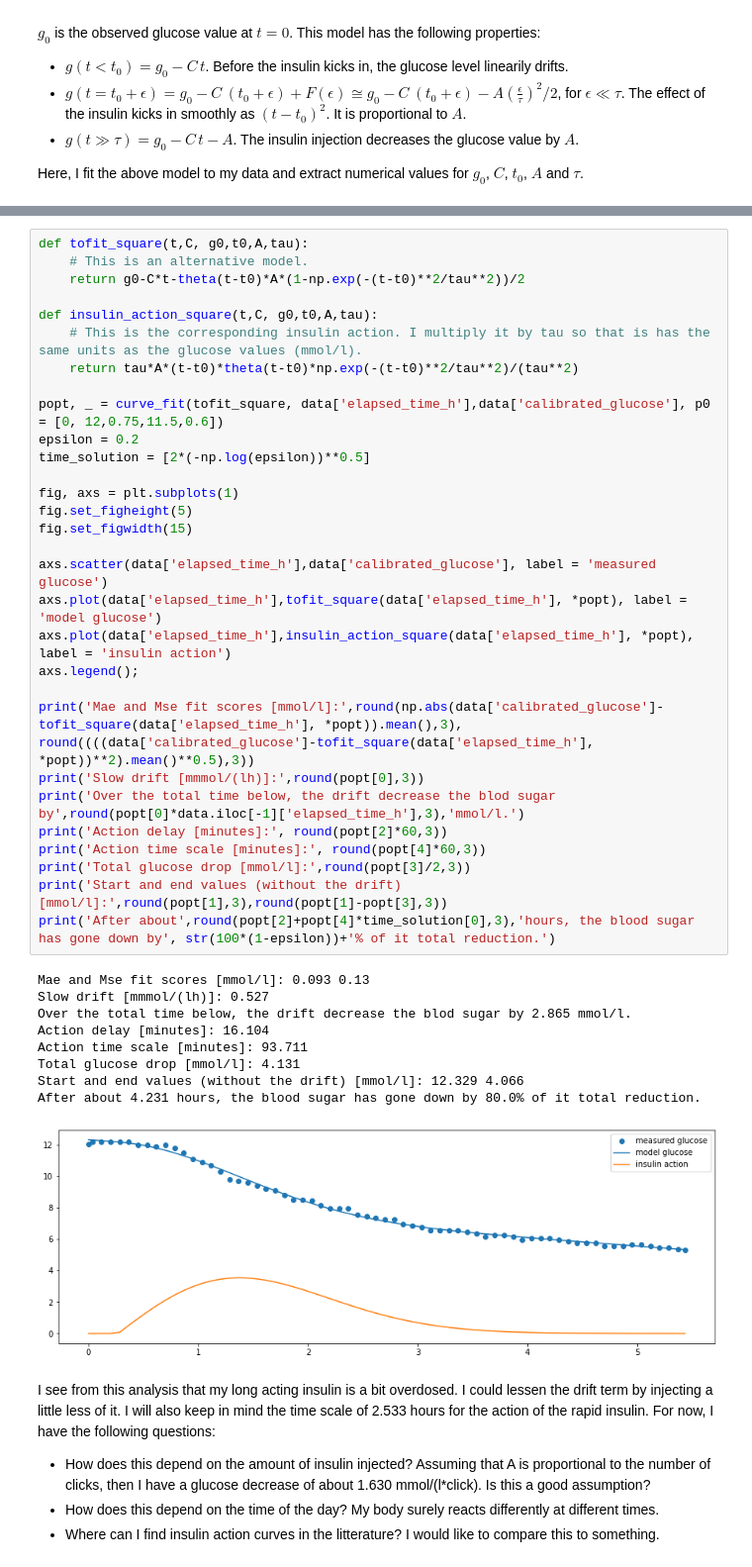
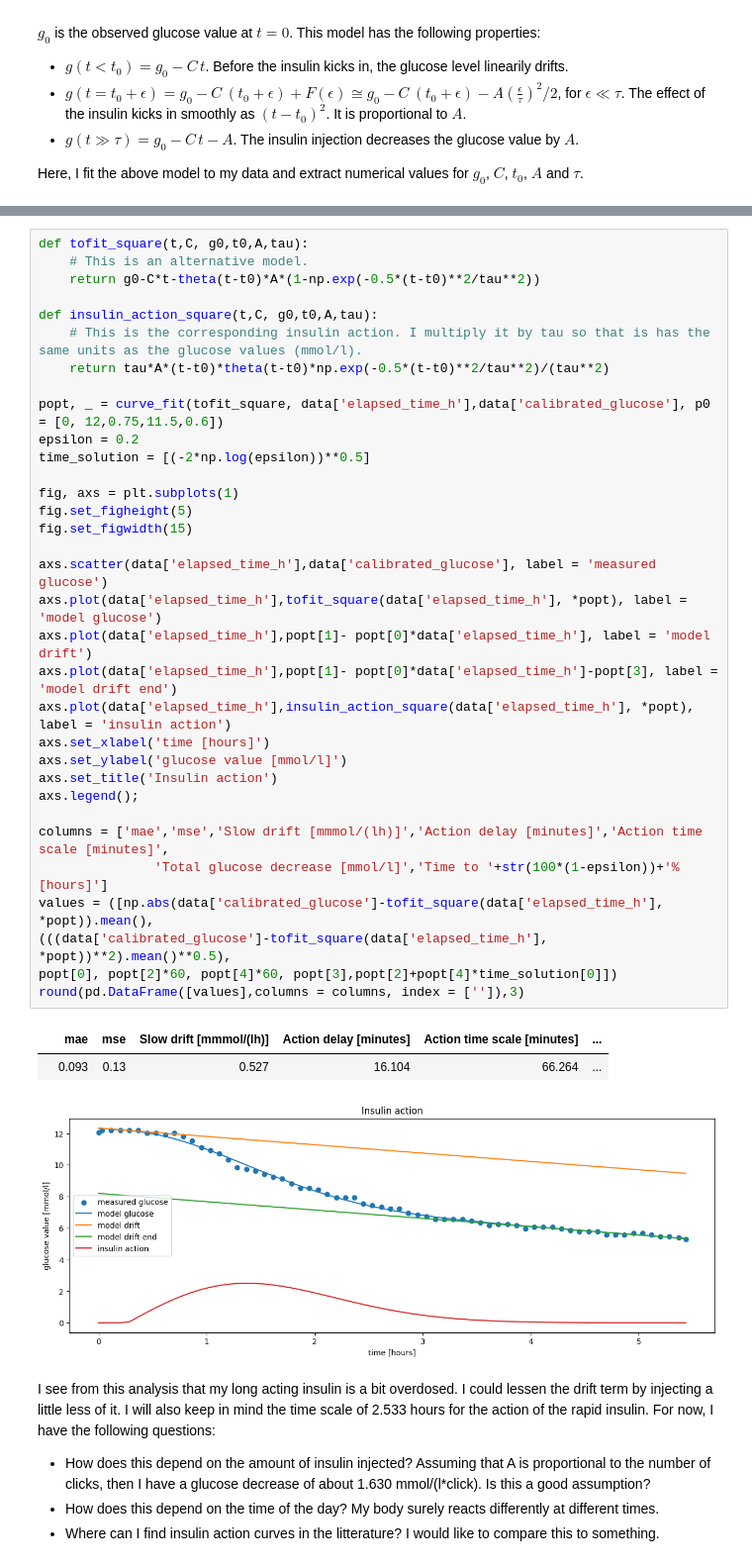
Before and after one commit to sethyvenatem/blood_sugar_fast_day, a Jupyter notebook: fast_day.ipynb, the cells around one changed output, grey strips where cells are left out. Shown: that part at 99% size. Cells and saved outputs as stored; diff of their text form.

```diff
--- a/fast_day.ipynb
+++ b/fast_day.ipynb
@@ -334,43 +331,40 @@ It works in the same way as the model described above, but the obtained numerica
 # %%
 def tofit_square(t,C, g0,t0,A,tau):
     # This is an alternative model.
-    return g0-C*t-theta(t-t0)*A*(1-np.exp(-(t-t0)**2/tau**2))/2
+    return g0-C*t-theta(t-t0)*A*(1-np.exp(-0.5*(t-t0)**2/tau**2))
 
 def insulin_action_square(t,C, g0,t0,A,tau):
     # This is the corresponding insulin action. I multiply it by tau so that is has the same units as the glucose values (mmol/l).
-    return tau*A*(t-t0)*theta(t-t0)*np.exp(-(t-t0)**2/tau**2)/(tau**2)
+    return tau*A*(t-t0)*theta(t-t0)*np.exp(-0.5*(t-t0)**2/tau**2)/(tau**2)
 
 popt, _ = curve_fit(tofit_square, data['elapsed_time_h'],data['calibrated_glucose'], p0 = [0, 12,0.75,11.5,0.6])
 epsilon = 0.2
-time_solution = [2*(-np.log(epsilon))**0.5]
+time_solution = [(-2*np.log(epsilon))**0.5]
 
 fig, axs = plt.subplots(1)
 fig.set_figheight(5)
 fig.set_figwidth(15)
 
 axs.scatter(data['elapsed_time_h'],data['calibrated_glucose'], label = 'measured glucose')
 axs.plot(data['elapsed_time_h'],tofit_square(data['elapsed_time_h'], *popt), label = 'model glucose')
+axs.plot(data['elapsed_time_h'],popt[1]- popt[0]*data['elapsed_time_h'], label = 'model drift')
+axs.plot(data['elapsed_time_h'],popt[1]- popt[0]*data['elapsed_time_h']-popt[3], label = 'model drift end')
 axs.plot(data['elapsed_time_h'],insulin_action_square(data['elapsed_time_h'], *popt), label = 'insulin action')
+axs.set_xlabel('time [hours]')
+axs.set_ylabel('glucose value [mmol/l]')
+axs.set_title('Insulin action')
 axs.legend();
 
-print('Mae and Mse fit scores [mmol/l]:',round(np.abs(data['calibrated_glucose']-tofit_square(data['elapsed_time_h'], *popt)).mean(),3), round((((data['calibrated_glucose']-tofit_square(data['elapsed_time_h'], *popt))**2).mean()**0.5),3))
-print('Slow drift [mmmol/(lh)]:',round(popt[0],3))
-print('Over the total time below, the drift decrease the blod sugar by',round(popt[0]*data.iloc[-1]['elapsed_time_h'],3),'mmol/l.')
-print('Action delay [minutes]:', round(popt[2]*60,3))
-print('Action time scale [minutes]:', round(popt[4]*60,3))
-print('Total glucose drop [mmol/l]:',round(popt[3]/2,3))
-print('Start and end values (without the drift) [mmol/l]:',round(popt[1],3),round(popt[1]-popt[3],3))
-print('After about',round(popt[2]+popt[4]*time_solution[0],3),'hours, the blood sugar has gone down by', str(100*(1-epsilon))+'% of it total reduction.')
+columns = ['mae','mse','Slow drift [mmmol/(lh)]','Action delay [minutes]','Action time scale [minutes]',
+               'Total glucose decrease [mmol/l]','Time to '+str(100*(1-epsilon))+'% [hours]']
+values = ([np.abs(data['calibrated_glucose']-tofit_square(data['elapsed_time_h'], *popt)).mean(),
+(((data['calibrated_glucose']-tofit_square(data['elapsed_time_h'], *popt))**2).mean()**0.5),
+popt[0], popt[2]*60, popt[4]*60, popt[3],popt[2]+popt[4]*time_solution[0]])
+round(pd.DataFrame([values],columns = columns, index = ['']),3)
 # %% [output]
-Mae and Mse fit scores [mmol/l]: 0.093 0.13
-Slow drift [mmmol/(lh)]: 0.527
-Over the total time below, the drift decrease the blod sugar by 2.865 mmol/l.
-Action delay [minutes]: 16.104
-Action time scale [minutes]: 93.711
-Total glucose drop [mmol/l]: 4.131
-Start and end values (without the drift) [mmol/l]: 12.329 4.066
-After about 4.231 hours, the blood sugar has gone down by 80.0% of it total reduction.
+|  | mae | mse | Slow drift [mmmol/(lh)] | Action delay [minutes] | Action time scale [minutes] | ... |
+|  | 0.093 | 0.13 | 0.527 | 16.104 | 66.264 | ... |
-[figure, old version]
+[figure, new version]
 # %% [markdown]
 I see from this analysis that my long acting insulin is a bit overdosed. I could lessen the drift term by injecting a little less of it. I will also keep in mind the time scale of 2.533 hours for the action of the rapid insulin. For now, I have the following questions:
 
```
Also changed, not shown: parts of 11 cells of this notebook.
